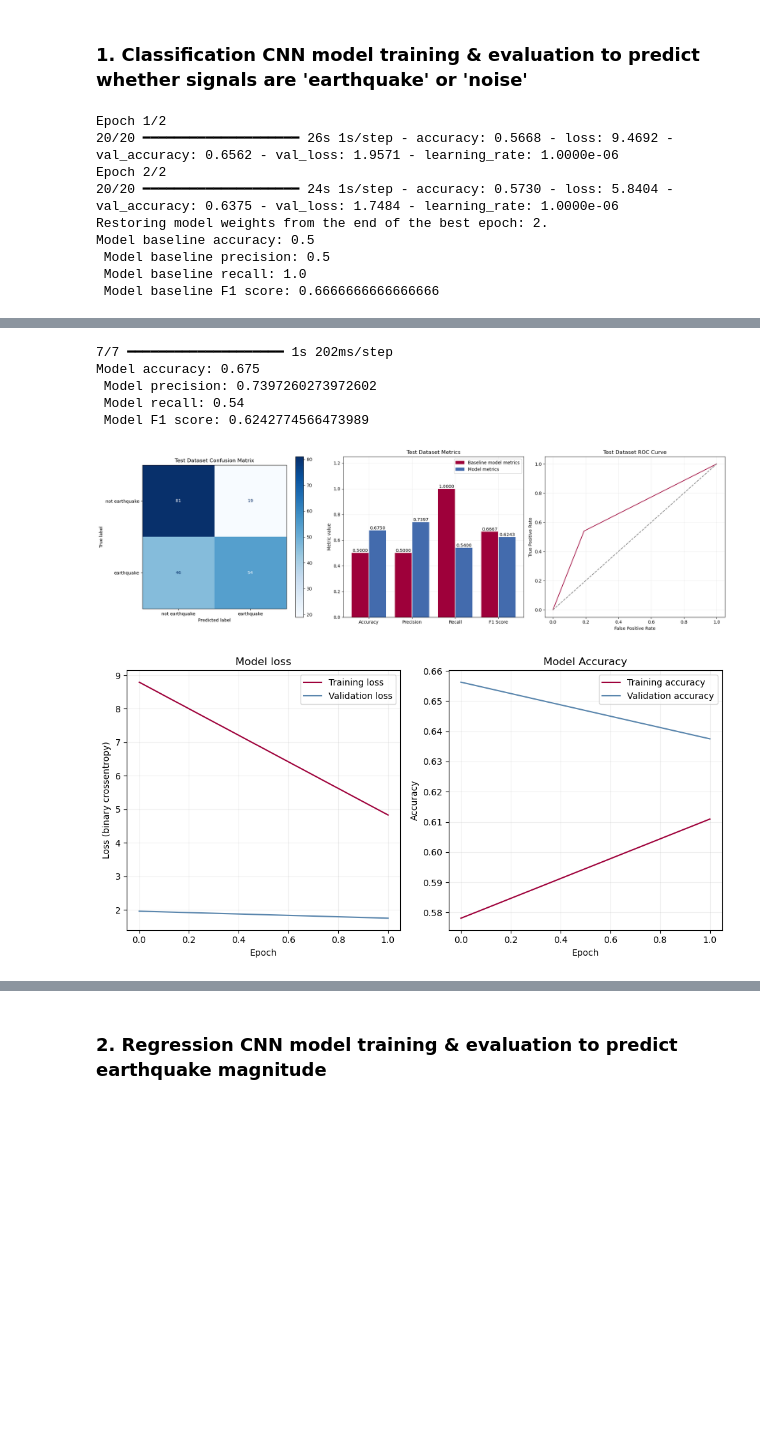
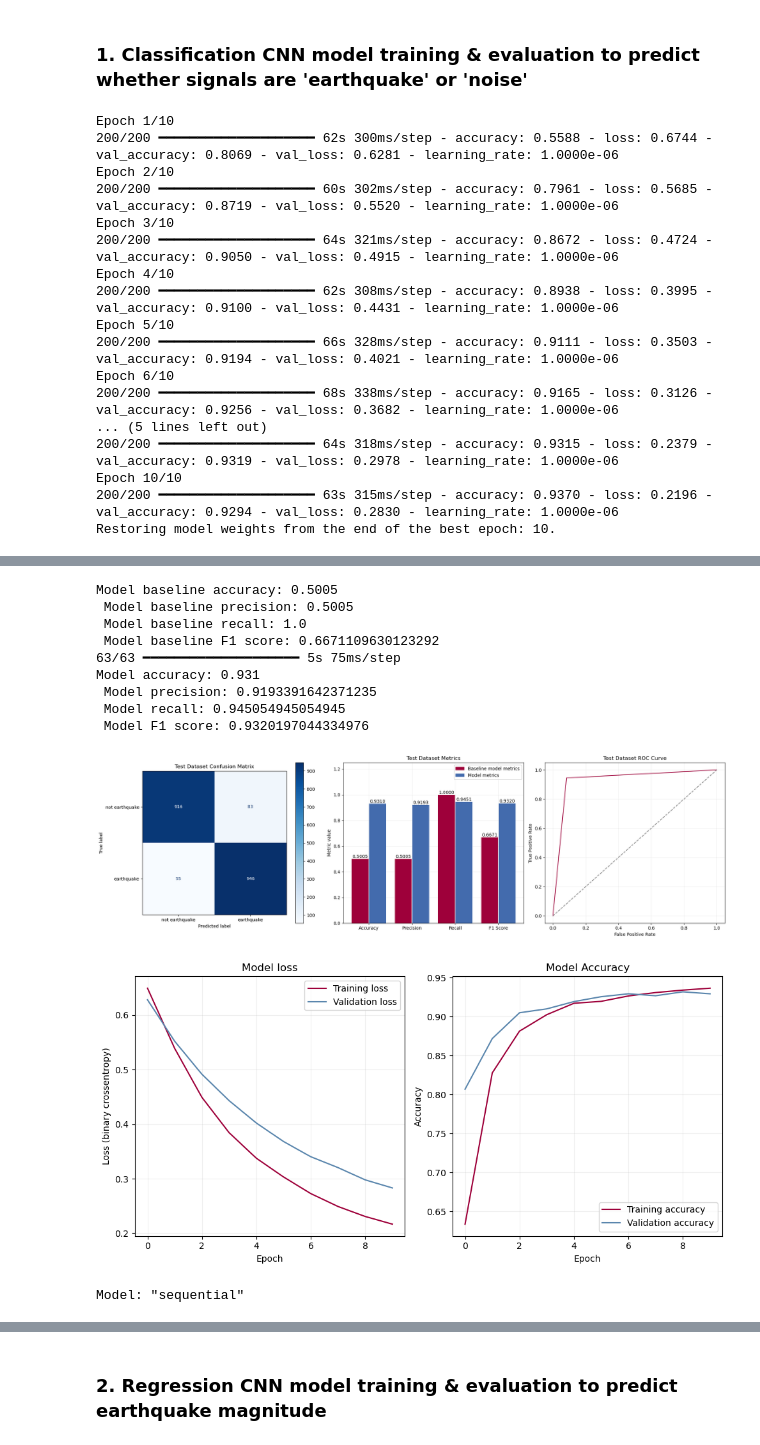
Before and after one commit to kaelynn-rose/Earthquake_Detection, a Jupyter notebook: notebooks/model_training_cnn.ipynb, the cells around one changed output, grey strips where cells are left out. Saved outputs shown, nothing was run; the diff lists cells and outputs as text; code cells hidden in the pictures; blank space fills up the shorter version.

Commit message:
Updated classification CNN architecture and training image sizing

```diff
--- a/notebooks/model_training_cnn.ipynb
+++ b/notebooks/model_training_cnn.ipynb
@@ -45,16 +47,16 @@ plt.ioff() # Turn off matplotlib interactive mode. Prevents  memory leakage.
 These datasets were pre-processed from their raw STEAD format using the `DataPreprocessing` module and `data_preprocessing` notebook contained within this repo.
 # %%
 # Load extracted raw signals
-raw_signals = np.load('../../../data/STEAD/extracted_raw_signals_subsample_1000.npy')
+raw_signals = np.load('../../../data/STEAD/extracted_raw_signals_subsample_10000.npy')
 
 # Load created waveform images
-waveform_imgs = np.load('../../../data/STEAD/created_waveform_images_subsample_1000.npy')
+waveform_imgs = np.load('../../../data/STEAD/created_waveform_images_subsample_10000.npy')
 
 # Load created spectrogram images
-spectrogram_imgs = np.load('../../../data/STEAD/created_spectrogram_images_subsample_1000.npy')
+spectrogram_imgs = np.load('../../../data/STEAD/created_spectrogram_images_subsample_10000.npy')
 
 # Load metadata
-metadata = pd.read_feather('../../../data/STEAD/extracted_metadata_subsample_1000.feather')
+metadata = pd.read_feather('../../../data/STEAD/extracted_metadata_subsample_10000.feather')
 metadata = metadata.reset_index()
 # %% [markdown]
 #### Inspect image datasets and metadata to confirm they look as expected
@@ -135,32 +121,41 @@ array([1, 1, 1, 1, 1, 1, 1, 1, 1, 1, 1, 1, 1, 1, 1, 1, 1, 1, 1, 1, 1, 1,
 # %% [markdown]
 ### Parameter setup
 # %%
-spectrogram_kwargs = {'image_size' : (300,200)}
-waveform_kwargs = {'image_size' : (400,200)}
+spectrogram_kwargs = {'image_size' : (150,100)}
+waveform_kwargs = {'image_size' : (300,100)}
 # %% [markdown]
 ## Model training & evaluation
 # %% [markdown]
 ### 1. Classification CNN model training & evaluation to predict whether signals are 'earthquake' or 'noise'
 # %%
 # Set up model callbacks
-epochs = 2
+epochs = 10
 callbacks_c = architectures.callbacks_setup(model_tag='cnn_classification', epochs=epochs)
 
 # Fit model
-train_dataset_c, val_dataset_c, test_dataset_c = training_utils.prepare_datasets(imgs=spectrogram_imgs, labels=classifier_labels, preproc_func=image_preprocessing, preproc_func_kwargs=spectrogram_kwargs, batch_size=32)
+train_dataset_c, val_dataset_c, test_dataset_c = training_utils.prepare_datasets(imgs=spectrogram_imgs, labels=classifier_labels, preproc_func=architectures.image_preprocessing, preproc_func_kwargs=spectrogram_kwargs, batch_size=32)
 classifier_model = architectures.build_compile_classification_cnn(learning_rate=1e-6, loss='binary_crossentropy', metrics=['accuracy'])
 classifier_history = classifier_model.fit(train_dataset_c, epochs=epochs, callbacks=callbacks_c, validation_data=val_dataset_c)
 
 # Evaluate model and plot results
 training_utils.evaluate_classification_model(classifier_model, train_dataset_c, test_dataset_c)
 training_utils.plot_training_history(classifier_history)
+classifier_model.summary()
 # %% [output]
-Epoch 1/2
-20/20 ━━━━━━━━━━━━━━━━━━━━ 26s 1s/step - accuracy: 0.5668 - loss: 9.4692 - val_accuracy: 0.6562 - val_loss: 1.9571 - learning_rate: 1.0000e-06
-Epoch 2/2
-20/20 ━━━━━━━━━━━━━━━━━━━━ 24s 1s/step - accuracy: 0.5730 - loss: 5.8404 - val_accuracy: 0.6375 - val_loss: 1.7484 - learning_rate: 1.0000e-06
-Restoring model weights from the end of the best epoch: 2.
-Model baseline accuracy: 0.5
- Model baseline precision: 0.5
- Model baseline recall: 1.0
- Model baseline F1 score: 0.6666666666666666
+Epoch 1/10
+200/200 ━━━━━━━━━━━━━━━━━━━━ 62s 300ms/step - accuracy: 0.5588 - loss: 0.6744 - val_accuracy: 0.8069 - val_loss: 0.6281 - learning_rate: 1.0000e-06
+Epoch 2/10
+200/200 ━━━━━━━━━━━━━━━━━━━━ 60s 302ms/step - accuracy: 0.7961 - loss: 0.5685 - val_accuracy: 0.8719 - val_loss: 0.5520 - learning_rate: 1.0000e-06
+Epoch 3/10
+200/200 ━━━━━━━━━━━━━━━━━━━━ 64s 321ms/step - accuracy: 0.8672 - loss: 0.4724 - val_accuracy: 0.9050 - val_loss: 0.4915 - learning_rate: 1.0000e-06
+Epoch 4/10
+200/200 ━━━━━━━━━━━━━━━━━━━━ 62s 308ms/step - accuracy: 0.8938 - loss: 0.3995 - val_accuracy: 0.9100 - val_loss: 0.4431 - learning_rate: 1.0000e-06
+Epoch 5/10
+200/200 ━━━━━━━━━━━━━━━━━━━━ 66s 328ms/step - accuracy: 0.9111 - loss: 0.3503 - val_accuracy: 0.9194 - val_loss: 0.4021 - learning_rate: 1.0000e-06
+Epoch 6/10
+200/200 ━━━━━━━━━━━━━━━━━━━━ 68s 338ms/step - accuracy: 0.9165 - loss: 0.3126 - val_accuracy: 0.9256 - val_loss: 0.3682 - learning_rate: 1.0000e-06
+... (5 lines left out)
+200/200 ━━━━━━━━━━━━━━━━━━━━ 64s 318ms/step - accuracy: 0.9315 - loss: 0.2379 - val_accuracy: 0.9319 - val_loss: 0.2978 - learning_rate: 1.0000e-06
+Epoch 10/10
+200/200 ━━━━━━━━━━━━━━━━━━━━ 63s 315ms/step - accuracy: 0.9370 - loss: 0.2196 - val_accuracy: 0.9294 - val_loss: 0.2830 - learning_rate: 1.0000e-06
+Restoring model weights from the end of the best epoch: 10.
@@ -169,7 +164,12 @@ Model baseline accuracy: 0.5
-7/7 ━━━━━━━━━━━━━━━━━━━━ 1s 202ms/step
-Model accuracy: 0.675
- Model precision: 0.7397260273972602
- Model recall: 0.54
- Model F1 score: 0.6242774566473989
+Model baseline accuracy: 0.5005
+ Model baseline precision: 0.5005
+ Model baseline recall: 1.0
+ Model baseline F1 score: 0.6671109630123292
+63/63 ━━━━━━━━━━━━━━━━━━━━ 5s 75ms/step
+Model accuracy: 0.931
+ Model precision: 0.9193391642371235
+ Model recall: 0.945054945054945
+ Model F1 score: 0.9320197044334976
-[figure, old version]
+[figure, new version]
-[figure, old version]
+[figure, new version]
+Model: "sequential"
```
Also changed, not shown: parts of 11 cells of this notebook, 3 other files.
